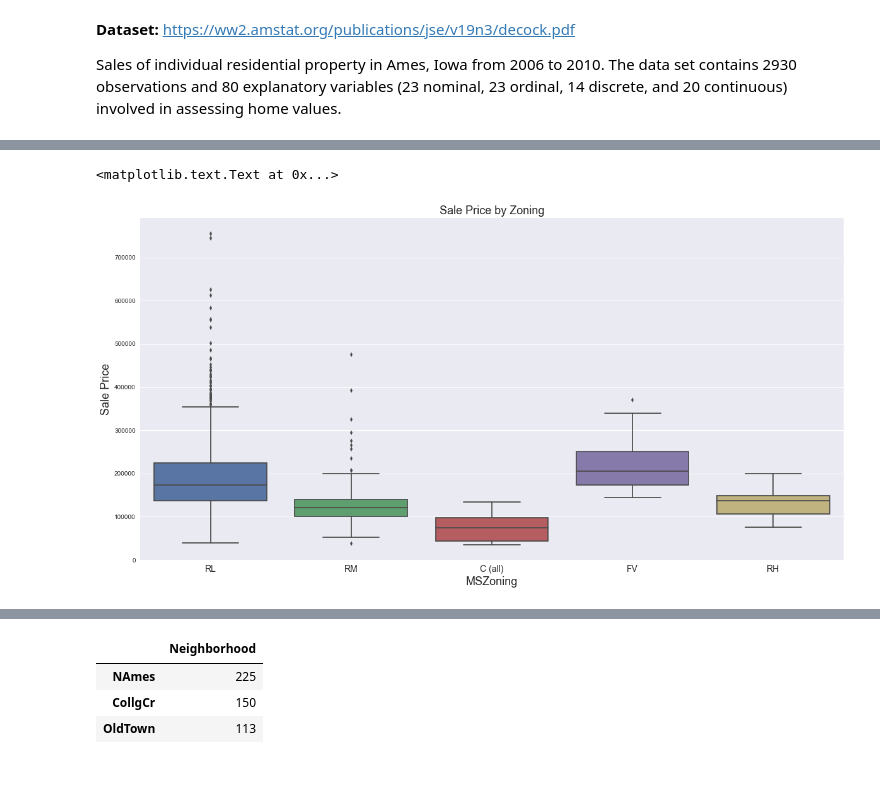
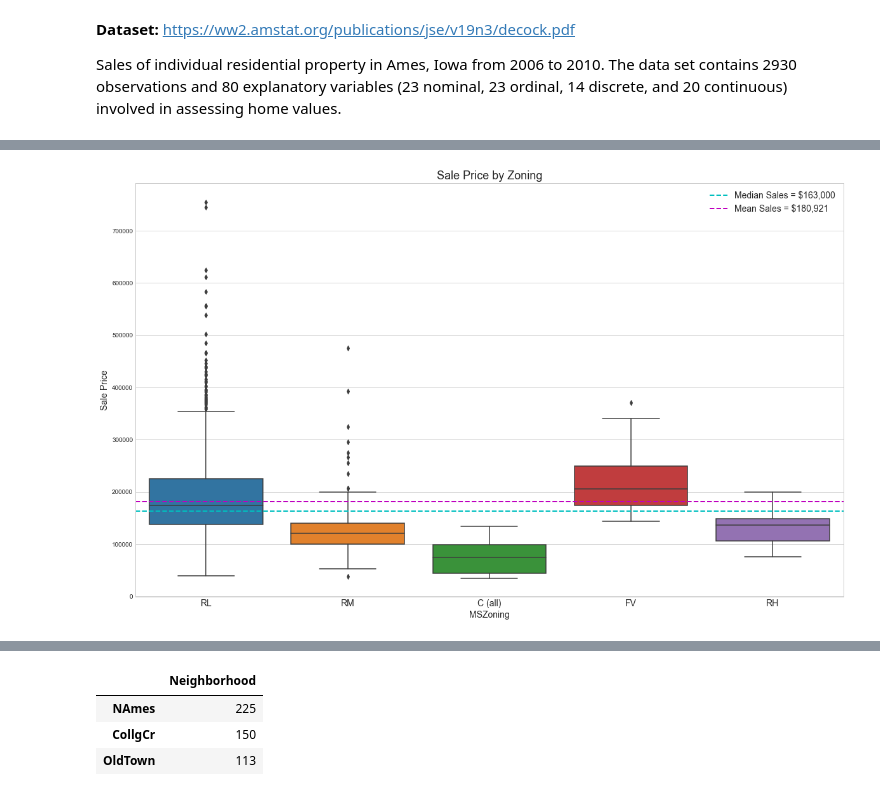
Before and after one commit to brianmcguckin/thinkful_data_science, a Jupyter notebook: unit_01_capstone.ipynb, the cells around one changed output, grey strips where cells are left out. Drawn from its saved outputs; the diff is of its cells as text; code cells hidden in the pictures.

```diff
--- a/unit_01_capstone.ipynb
+++ b/unit_01_capstone.ipynb
@@ -33,0 +31,11 @@ train
+# %%
+#histogram of all sales prices
+sns.set_style('whitegrid')
+plt.figure(figsize = (15,7.5))
+plt.hist(train['SalePrice'], bins = 20)
+plt.axvline(train.SalePrice.median(), color = 'c', linestyle = 'dashed', linewidth = 2, label = 'Median Sales = $163,000')
+plt.axvline(train.SalePrice.mean(), color = 'm', linestyle = 'dashed', linewidth = 2, label = 'Mean Sales = $180,921')
+plt.xlabel('Sale Price', size = 14)
+plt.title('Histogram of all Sale Prices', size = 18)
+plt.legend(prop={'size':14})
+plt.show()
@@ -34,15 +44,17 @@ train
 # %%
 #sales price by zoning
-plt.figure(figsize = (20,10))
-
-labels = ['Residential Low Density','Residential Medium Density']
+sns.set_style('whitegrid')
+plt.figure(figsize = (20,12))
 
 sns.boxplot(x = 'MSZoning', y = 'SalePrice', data = train)
+plt.axhline(train.SalePrice.median(), color = 'c', linestyle = 'dashed', linewidth = 2, label = 'Median Sales = $163,000')
+plt.axhline(train.SalePrice.mean(), color = 'm', linestyle = 'dashed', linewidth = 2, label = 'Mean Sales = $180,921')
 plt.xticks(size = 14)
-plt.xlabel('MSZoning', size = 18)
-plt.ylabel('Sale Price', size = 18)
+plt.xlabel('MSZoning', size = 14)
+plt.ylabel('Sale Price', size = 14)
 plt.title('Sale Price by Zoning', size = 18)
-#plt.legend()
+plt.legend(prop={'size':14})
+
+plt.show()
 # %% [output]
-<matplotlib.text.Text at 0x...>
-[figure, old version]
+[figure, new version]
```
Also changed, not shown: parts of 13 cells of this notebook.
